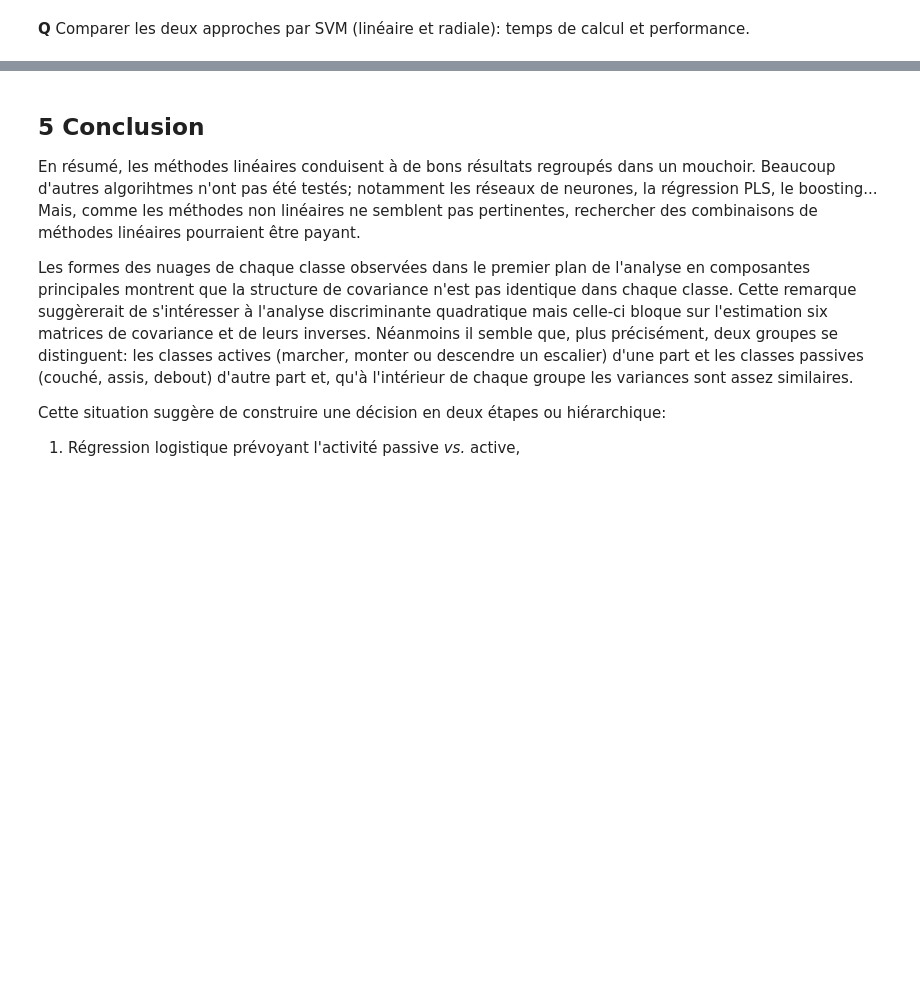
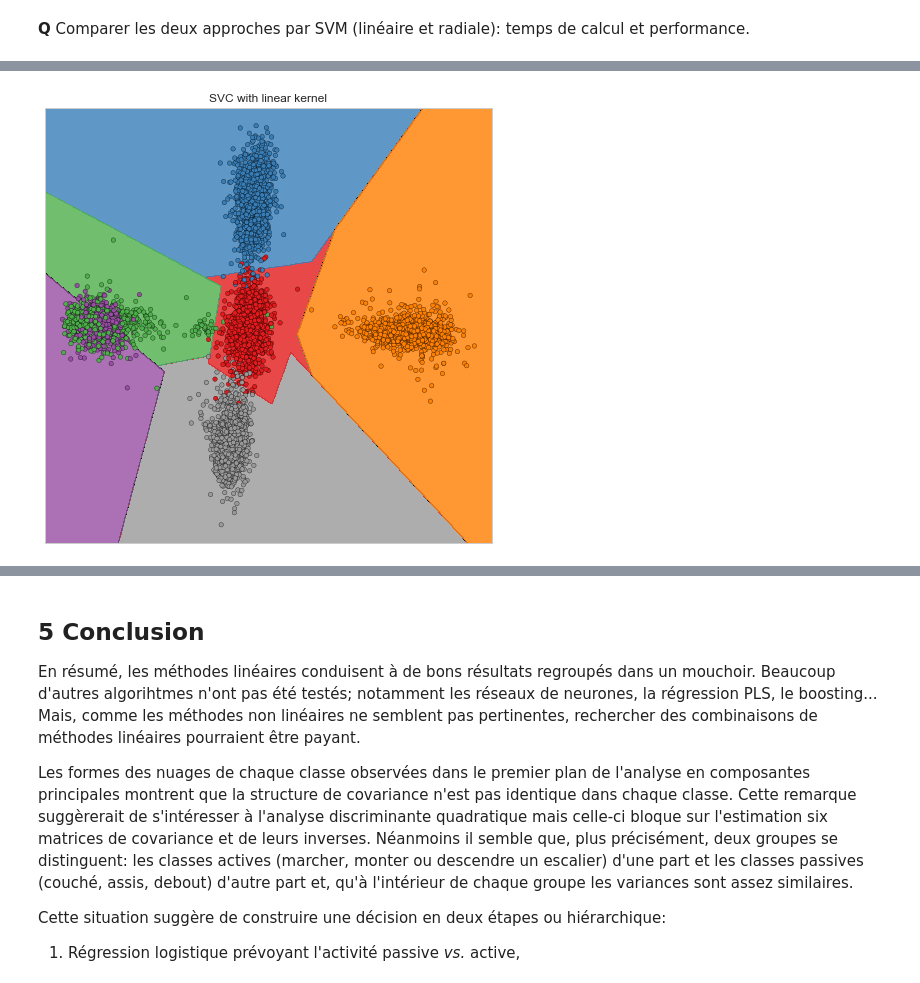
Before and after one commit to wikistat/High-Dimensional-Deep-Learning, a Jupyter notebook: HumanActivityRecognition/HDSTAT-Python-elem-HAR.ipynb, the cells around one changed output, grey strips where cells are left out. Drawn from its saved outputs; the diff is of its cells as text; code cells hidden in the pictures; blank space fills up the shorter version.

```diff
--- a/HumanActivityRecognition/HDSTAT-Python-elem-HAR.ipynb
+++ b/HumanActivityRecognition/HDSTAT-Python-elem-HAR.ipynb
@@ -78,6 +78,7 @@ ACTIVITY_DIC = {1 : "WALKING",
 6 : "LAYING"}
 COLOR_DIC = {v:CMAP(k-2) if v!="WALKING" else CMAP(11) for k,v in ACTIVITY_DIC.items()}
 LABELS = [ACTIVITY_DIC[c] for c in range(1,7)]
+COLOR_LIST = [COLOR_DIC[l] for l in LABELS]
 # %% [markdown]
 ## 2 Lecture des données
 
@@ -516,0 +575,22 @@ Meilleur score = 0.957427, Meilleur paramètre = {'C': 5, 'gamma': 0.02}
+# %%
+# Take the first two features. We could avoid this by using a two-dim dataset
+X = X_r2[:,1:3]
+y = ytrain
+
+# we create an instance of SVM and fit out data. We do not scale our
+# data since we want to plot the support vectors
+C = 1.0  # SVM regularization parameter
+model = svm.SVC(kernel='linear', C=C)
+model = model.fit(X, y)
+
+
+markers = ["X" if i in model.support_ else "." for i in range(N_train)]
+# Set-up 2x2 grid for plotting.
+
+fig = plt.figure(figsize=(8,8))
+ax = fig.add_subplot(1,1,1)
+
+make_contour(fig, ax, X, colors, colors_list = COLOR_LIST[:4]+["black"]+COLOR_LIST[4:],
+             title = 'SVC with linear kernel', markers=markers)
+# %% [output]
+[figure, added]
```
Also changed, not shown: parts of 17 cells of this notebook.
